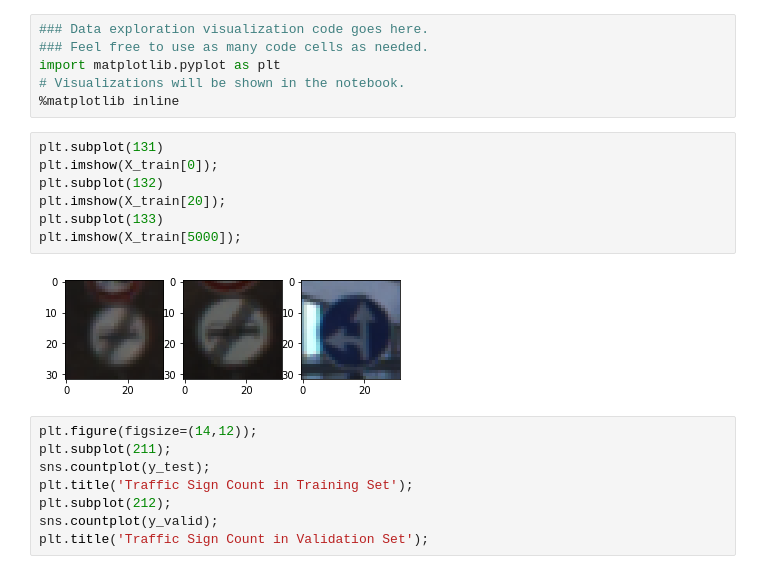
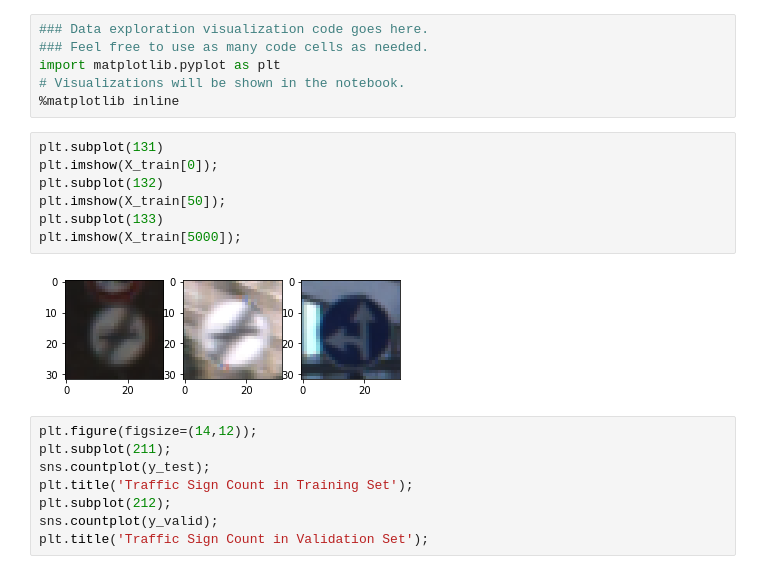
Before and after one commit to vktemel/trafficSignClassifier, a Jupyter notebook: Traffic_Sign_Classifier.ipynb, the cells around one changed output. Cells and saved outputs as stored; diff of their text form.

```diff
--- a/Traffic_Sign_Classifier.ipynb
+++ b/Traffic_Sign_Classifier.ipynb
@@ -125,12 +125,12 @@ import matplotlib.pyplot as plt
 # %%
 plt.subplot(131)
 plt.imshow(X_train[0]);
 plt.subplot(132)
-plt.imshow(X_train[20]);
+plt.imshow(X_train[50]);
 plt.subplot(133)
 plt.imshow(X_train[5000]);
 # %% [output]
-[figure, old version]
+[figure, new version]
 # %%
 plt.figure(figsize=(14,12));
 plt.subplot(211);
```
Also changed, not shown: parts of 3 cells of this notebook.
